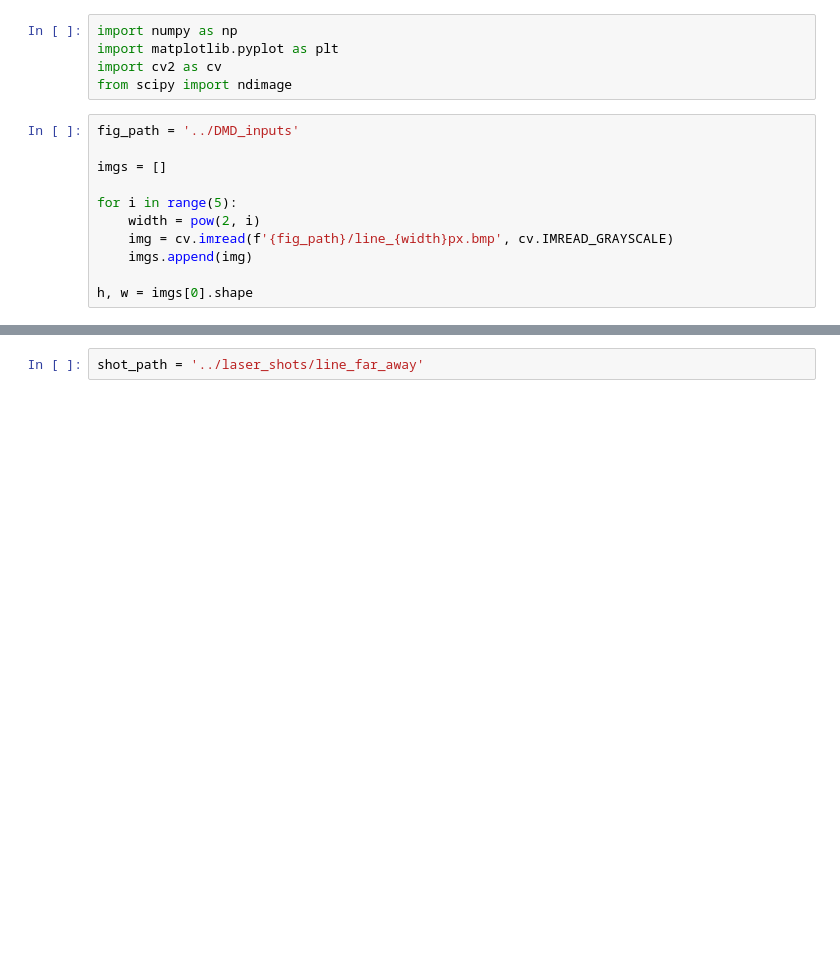
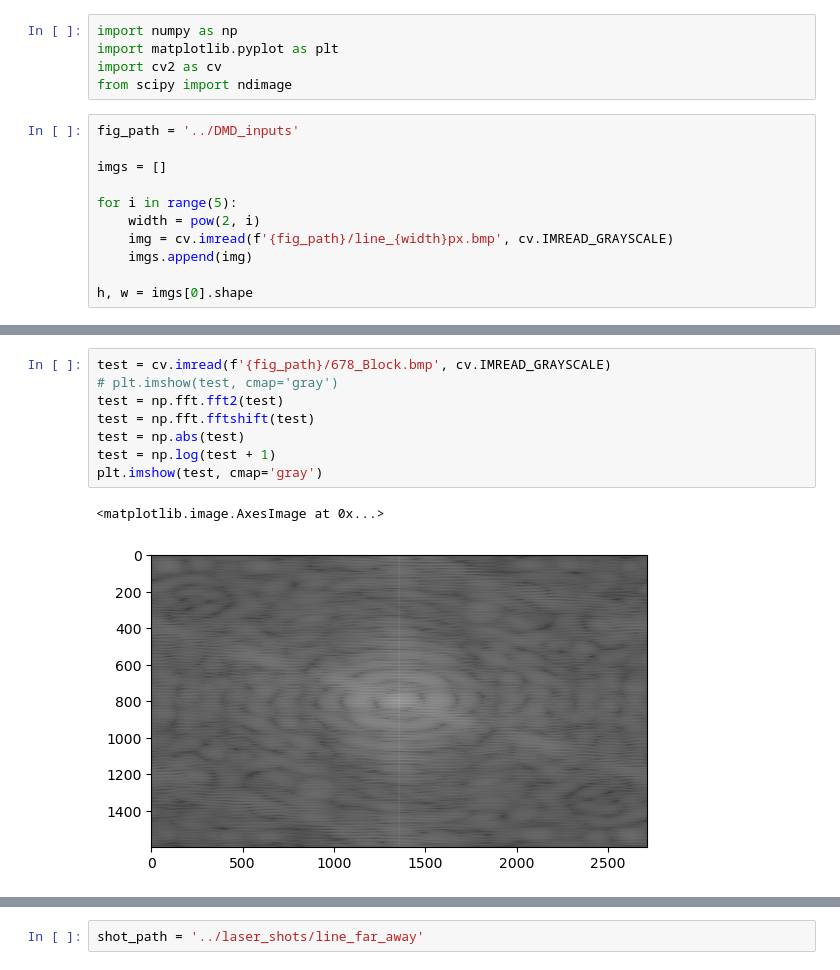
Before and after one commit to zhuyuezx/CSC494_holoprojector, a Jupyter notebook: Code/laser_analysis_2.ipynb, the cells around one changed output, grey strips where cells are left out. Saved outputs shown, nothing was run; the diff lists cells and outputs as text; blank space fills up the shorter version.

```diff
--- a/Code/laser_analysis_2.ipynb
+++ b/Code/laser_analysis_2.ipynb
@@ -26,3 +29,14 @@ plt.imshow(np.log(np.abs(test)), cmap='gray')
+# %%
+test = cv.imread(f'{fig_path}/678_Block.bmp', cv.IMREAD_GRAYSCALE)
+# plt.imshow(test, cmap='gray')
+test = np.fft.fft2(test)
+test = np.fft.fftshift(test)
+test = np.abs(test)
+test = np.log(test + 1)
+plt.imshow(test, cmap='gray')
+# %% [output]
+<matplotlib.image.AxesImage at 0x...>
+[figure, added]
 # %%
 ffted_imgs = []
 for img in imgs:
```
Also changed, not shown: parts of 9 cells of this notebook.
